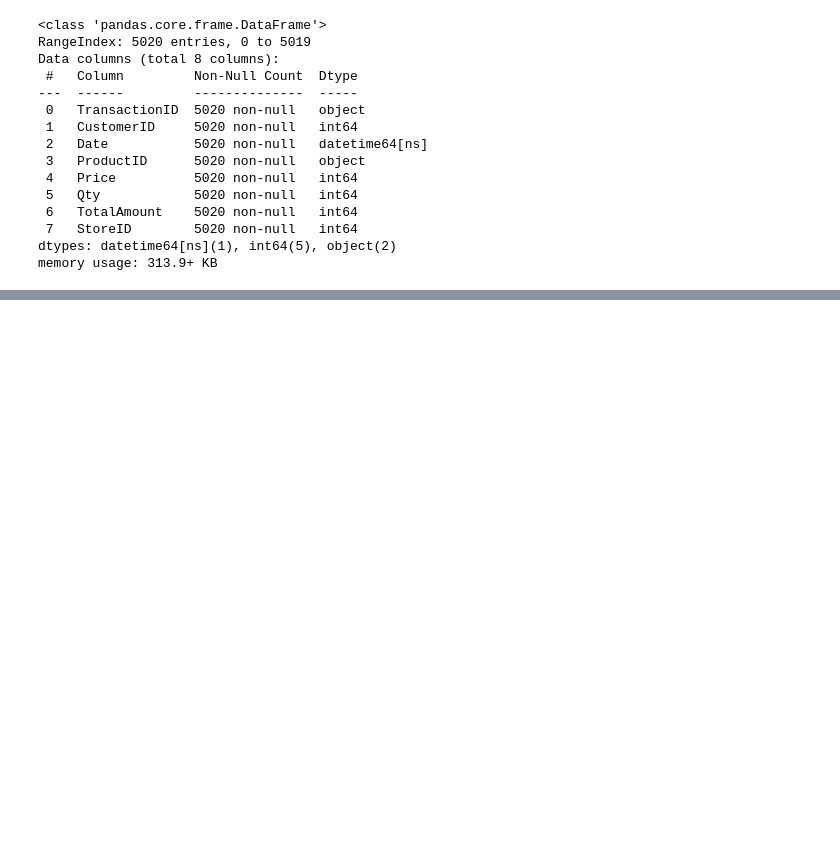
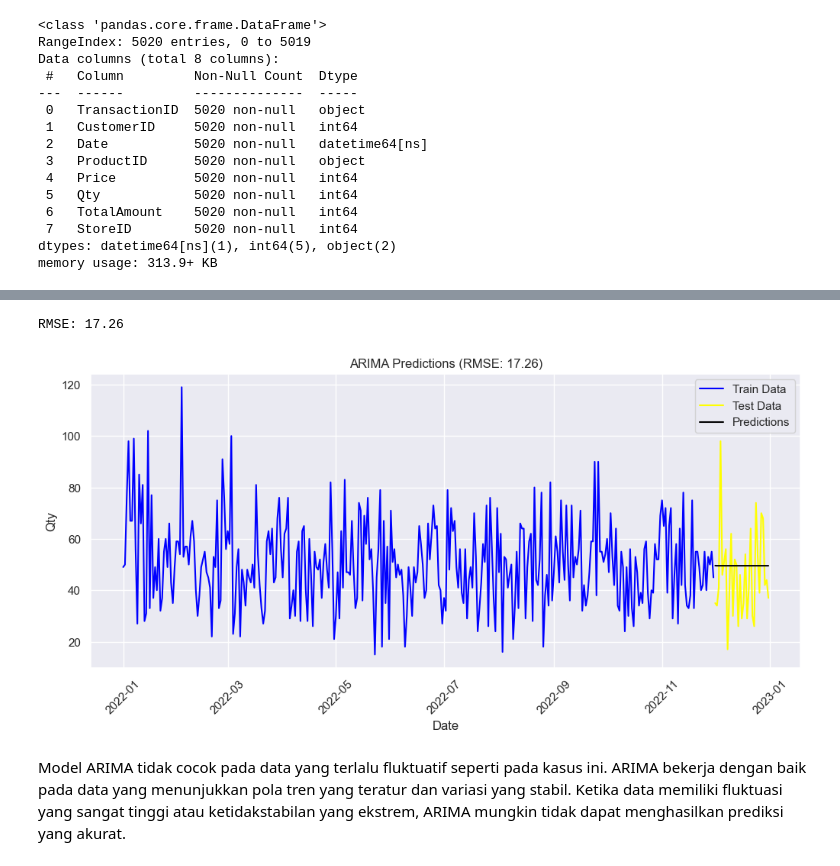
Before and after one commit to mfthrq/fp-vixrakaminxkalbe-datascience, a Jupyter notebook: ml_regression_finalproject.ipynb, the cells around one changed output, grey strips where cells are left out. Saved outputs shown, nothing was run; the diff lists cells and outputs as text; code cells hidden in the pictures; blank space fills up the shorter version.

```diff
--- a/ml_regression_finalproject.ipynb
+++ b/ml_regression_finalproject.ipynb
@@ -119,3 +165,3 @@ data_gabung.head()
 # %%
-model = ARIMA(data_gabung['Qty'], order=(1, 0, 0))  # Menggunakan parameter p=1, d=1, dan q=1
+model = ARIMA(train_data, order=(1,1,1))
 model_fit = model.fit()
@@ -136,0 +168,4 @@ Freq: D, Name: predicted_mean, dtype: float64
+# %%
+start_index = len(train_data)
+end_index = len(train_data) + len(test_data) - 1
+predictions = model_fit.predict(start=start_index, end=end_index, typ='levels')
@@ -136,0 +181,22 @@ Freq: D, Name: predicted_mean, dtype: float64
+# %%
+# Calculate RMSE
+mse = mean_squared_error(test_data, predictions)
+rmse = round(np.sqrt(mse), 2)
+print("RMSE:", rmse)
+
+# Visualize Predictions
+plt.figure(figsize=(12,5))
+plt.plot(train_data, color="blue", label='Train Data')
+plt.plot(test_data, color="yellow", label='Test Data')
+plt.plot(test_data.index, predictions, color="black", label='Predictions')
+plt.ylabel('Qty')
+plt.xlabel('Date')
+plt.xticks(rotation=45)
+plt.title("ARIMA Predictions (RMSE: {})".format(rmse))
+plt.legend()
+plt.show()
+# %% [output]
+RMSE: 17.26
+[figure, added]
+# %% [markdown]
+Model ARIMA tidak cocok pada data yang terlalu fluktuatif seperti pada kasus ini. ARIMA bekerja dengan baik pada data yang menunjukkan pola tren yang teratur dan variasi yang stabil. Ketika data memiliki fluktuasi yang sangat tinggi atau ketidakstabilan yang ekstrem, ARIMA mungkin tidak dapat menghasilkan prediksi yang akurat.
```
Also changed, not shown: parts of 10 cells of this notebook.
